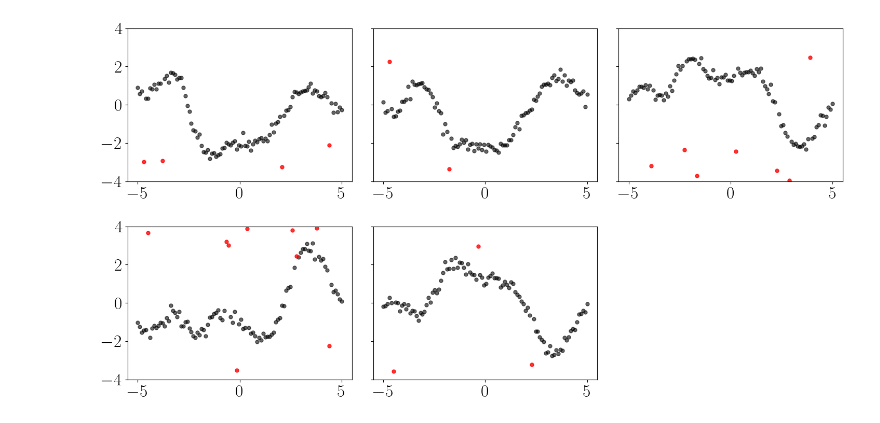
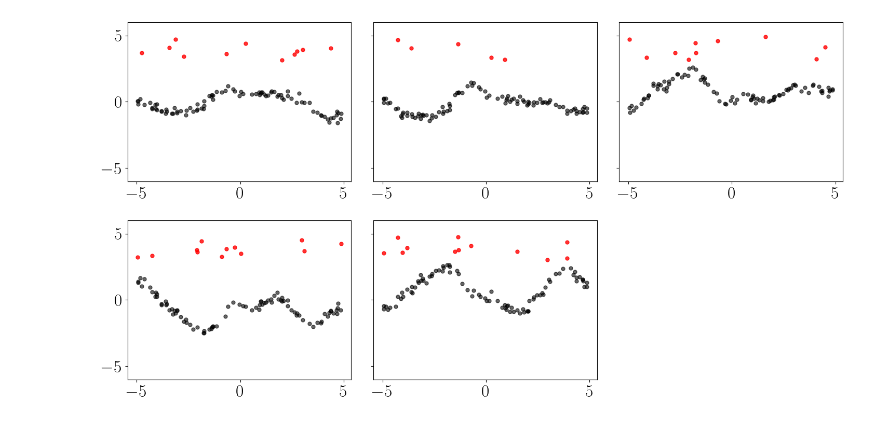
Before and after one commit to joshuarooijakkers/robust_conjugate_MOGP, a Jupyter notebook: experiments/synthetic/synthetic.ipynb, the cells around one changed output. Saved outputs shown, nothing was run; the diff lists cells and outputs as text; code cells hidden in the pictures.

```diff
--- a/experiments/synthetic/synthetic.ipynb
+++ b/experiments/synthetic/synthetic.ipynb
@@ -27,10 +27,13 @@ import matplotlib.pyplot as plt
 from scipy.linalg import cholesky
 
 np.random.seed(42)
+train_test_N = 300
 N = 100
 D = 5  # changed to 5 outputs
+missing_percentage = 0.1
+epsilon = 0.1
 
-x_train = np.linspace(-5, 5, N).reshape(-1, 1)
+x = np.sort(np.random.uniform(-5, 5, train_test_N)).reshape(-1, 1)
 
 def rbf_kernel(x1, x2, lengthscale=1.0, variance=1.0):
     sqdist = np.sum(x1**2, 1).reshape(-1,1) + np.sum(x2**2,1) - 2*np.dot(x1, x2.T)
@@ -47,54 +50,82 @@ B = np.array([
 
 A = np.linalg.cholesky(B)
 
-Kx = rbf_kernel(x_train, x_train, lengthscale=1.0, variance=2.0)
+Kx = rbf_kernel(x, x, lengthscale=1.0, variance=1.0)
 K = np.kron(B, Kx)
 
 # Add a small jitter for numerical stability
-L = cholesky(K + 1e-6*np.eye(D*N), lower=True)
+L = cholesky(K + 1e-6*np.eye(D*train_test_N), lower=True)
 
-f_samples = L @ np.random.randn(D*N)
-F_train = f_samples.reshape(D, N).T
-Y_train = F_train + np.random.normal(0, 0.2, F_train.shape)  # Adding noise
+f_samples = L @ np.random.randn(D*train_test_N)
+F = f_samples.reshape(D, train_test_N).T
+Y = F + np.random.normal(0, 0.2, F.shape)
+
+# Randomly select N indices for training
+all_indices = np.arange(train_test_N)
+train_indices = np.random.choice(all_indices, size=N, replace=False)
+test_indices = np.setdiff1d(all_indices, train_indices)
+
+# Create train/test splits
+x_train = x[np.sort(train_indices)]
+Y_train = Y[np.sort(train_indices)]
+
+x_test = x[np.sort(test_indices)]
+Y_test = Y[np.sort(test_indices)]
+
+# Missing values
+# Flatten the array and get total number of elements
+num_elements = Y_train.size
+num_nan = int(missing_percentage * num_elements)
+
+# Randomly choose indices to set to NaN
+nan_indices = np.random.choice(num_elements, num_nan, replace=False)
+
+# Replace selected indices with NaN
+Y_train_flat = Y_train.flatten()
+Y_train_flat[nan_indices] = np.nan
+
+# Reshape back to original shape
+Y_train_with_nan = Y_train_flat.reshape(Y_train.shape)
 
 # Add 5% outliers uniformly distributed in [-4, -2] ∪ [2, 4]
-num_outliers = int(0.05 * N * D)
+num_outliers = int(epsilon * N * D)
+# num_outliers = 0
 indices = np.unravel_index(np.random.choice(N * D, num_outliers, replace=False), (N, D))
 uniform_outliers = np.random.uniform(0, 1, num_outliers)
 outlier_values = np.where(
     uniform_outliers < 0.5,
-    np.random.uniform(-4, -2, num_outliers),
-    np.random.uniform(2, 4, num_outliers)
+    np.random.uniform(3, 5, num_outliers),
+    np.random.uniform(3, 5, num_outliers)
 )
 Y_train[indices] = outlier_values
 
 # Plotting in 2 rows and 3 columns
 fig, axs = plt.subplots(2, 3, figsize=(15, 8))
 
 # Flatten the indices for convenient comparison
 outlier_mask = np.zeros((N, D), dtype=bool)
 outlier_mask[indices] = True
 
 for i in range(D):
     ax = axs[i // 3, i % 3]
 
     # Separate inliers and outliers
     x_all = x_train.flatten()
     y_all = Y_train[:, i]
     is_outlier = outlier_mask[:, i]
 
     ax.plot(x_all[~is_outlier], y_all[~is_outlier], 'o', color='black', alpha=0.6, label=f'Output {i+1} - inliers')
     ax.plot(x_all[is_outlier], y_all[is_outlier], 'o', color='red', alpha=0.8, label='Outliers')
 
-    ax.set_ylim([-4, 4])
+    ax.set_ylim([-6, 6])
     if i % 3 != 0:
         ax.set_yticklabels([])
 
 # Hide the unused 6th subplot
 axs[1, 2].axis('off')
 
 plt.tight_layout()
 plt.show()
 # %% [output]
-[figure, old version]
+[figure, new version]
 # %%
```
Also changed, not shown: parts of 10 cells of this notebook.
